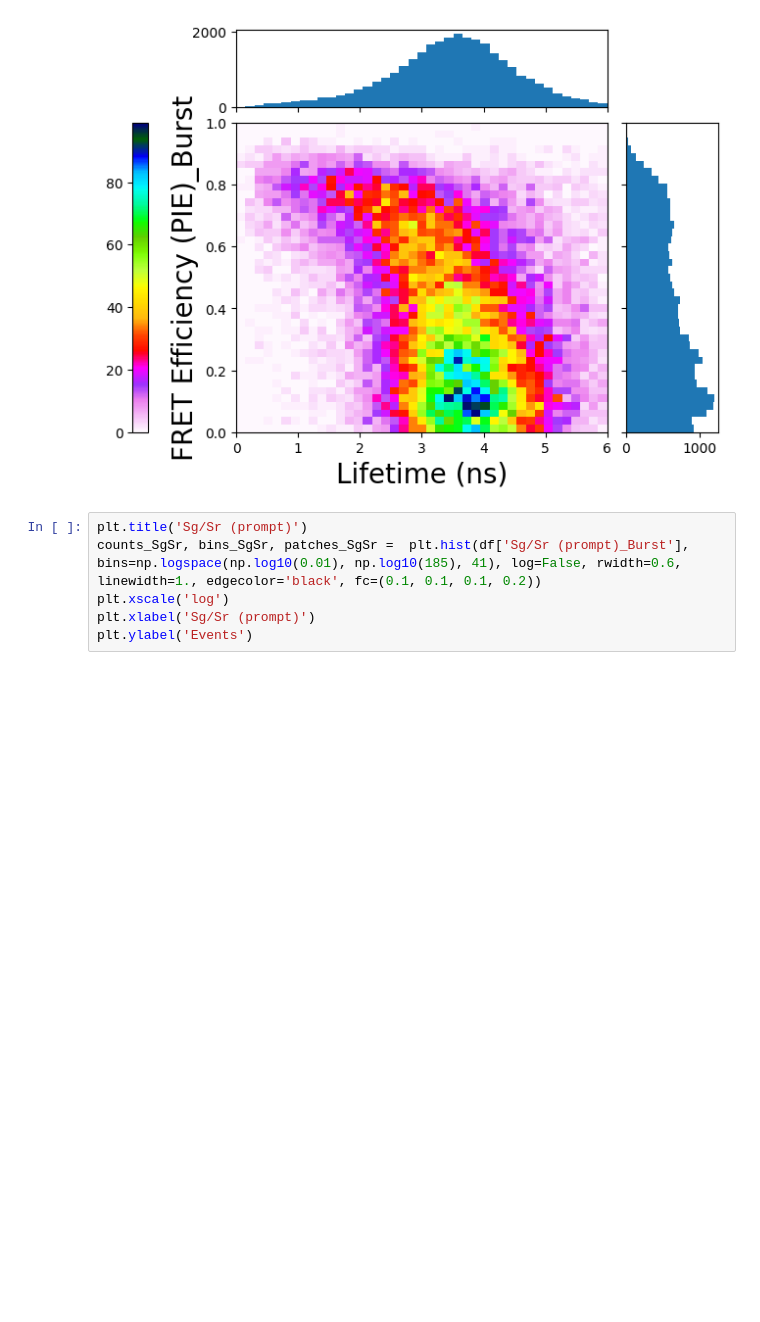
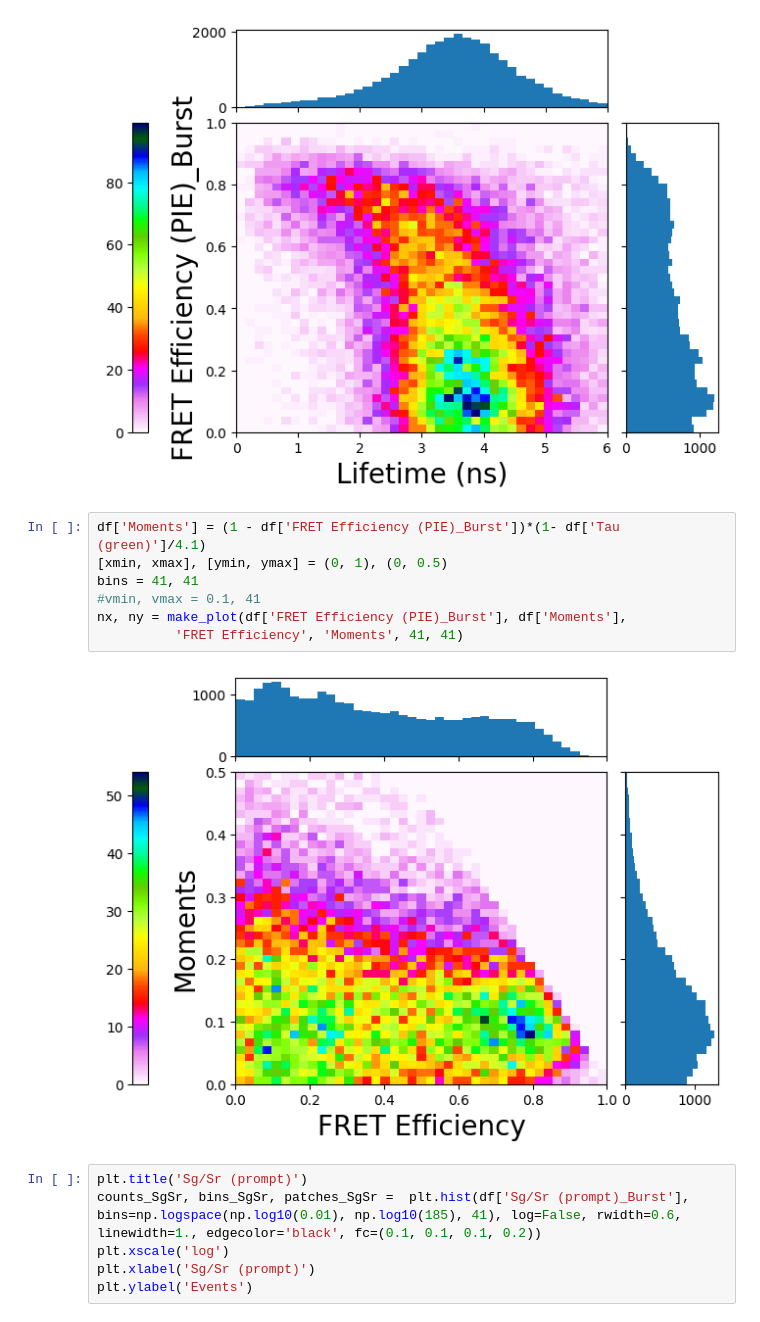
Before and after one commit to SMB-Lab/feda_tools, a Jupyter notebook: notebooks/plot_bva_analysis-Edit-HS_HT3_v3.ipynb, the cells around one changed output. Cells and saved outputs as stored; diff of their text form; blank space fills up the shorter version.

```diff
--- a/notebooks/plot_bva_analysis-Edit-HS_HT3_v3.ipynb
+++ b/notebooks/plot_bva_analysis-Edit-HS_HT3_v3.ipynb
@@ -582,6 +583,15 @@ nx, ny = make_plot(df['Tau (green)'], df['FRET Efficiency (PIE)_Burst'],
           'Lifetime (ns)', 'FRET Efficiency (PIE)_Burst', 41, 41)
 # %% [output]
 [figure]
+# %%
+df['Moments'] = (1 - df['FRET Efficiency (PIE)_Burst'])*(1- df['Tau (green)']/4.1)
+[xmin, xmax], [ymin, ymax] = (0, 1), (0, 0.5)
+bins = 41, 41
+#vmin, vmax = 0.1, 41
+nx, ny = make_plot(df['FRET Efficiency (PIE)_Burst'], df['Moments'],
+          'FRET Efficiency', 'Moments', 41, 41)
+# %% [output]
+[figure, added]
 # %%
 plt.title('Sg/Sr (prompt)')
 counts_SgSr, bins_SgSr, patches_SgSr =  plt.hist(df['Sg/Sr (prompt)_Burst'], bins=np.logspace(np.log10(0.01), np.log10(185), 41), log=False, rwidth=0.6, linewidth=1., edgecolor='black', fc=(0.1, 0.1, 0.1, 0.2))
```
Also changed, not shown: parts of 1 cell of this notebook, 32 other files.
